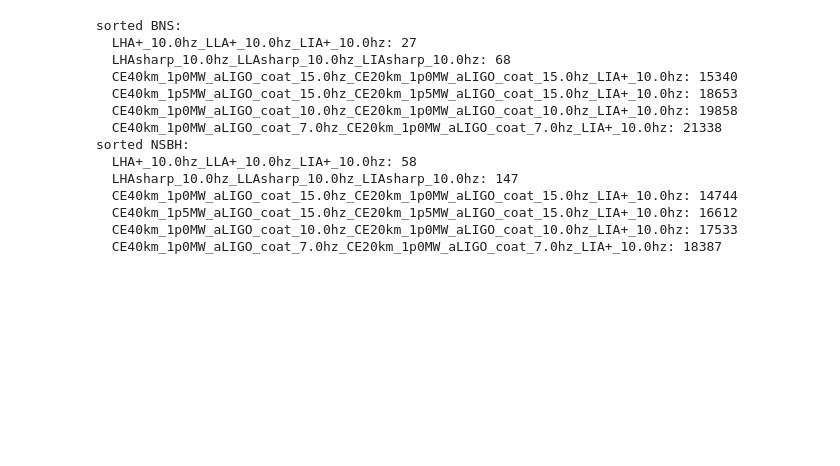
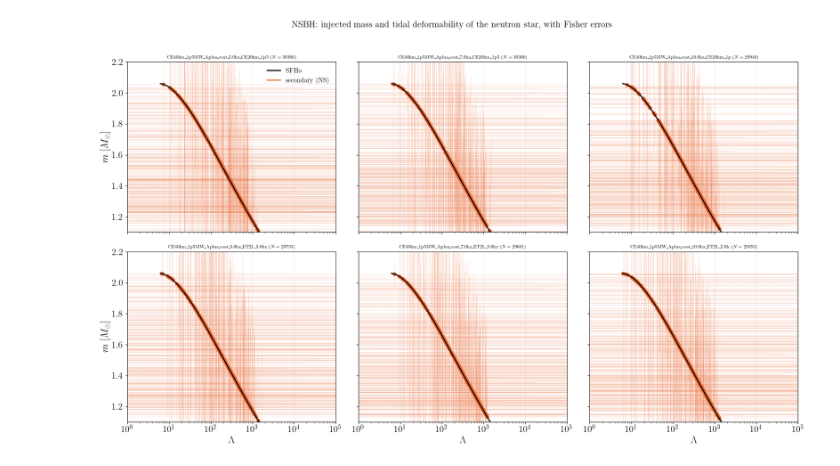
Before and after one commit to KrishnenduGit/CE_STM_CBC, a Jupyter notebook: post_processing_scripts/ns_eos_stm_postproc.ipynb, the cells around one changed output. Drawn from its saved outputs; the diff is of its cells as text; code cells hidden in the pictures; blank space fills up the shorter version.

```diff
--- a/post_processing_scripts/ns_eos_stm_postproc.ipynb
+++ b/post_processing_scripts/ns_eos_stm_postproc.ipynb
@@ -184,22 +236,10 @@ plt.show()
-# %%
-print('sorted BNS:')
-for n in sorted_bns:
-    print(f'  {n}: {bns_data[n]["n"]}')
-print('sorted NSBH:')
-for n in sorted_nsbh:
-    print(f'  {n}: {nsbh_data[n]["n"]}')
-# %% [output]
-sorted BNS:
-  LHA+_10.0hz_LLA+_10.0hz_LIA+_10.0hz: 27
-  LHAsharp_10.0hz_LLAsharp_10.0hz_LIAsharp_10.0hz: 68
-  CE40km_1p0MW_aLIGO_coat_15.0hz_CE20km_1p0MW_aLIGO_coat_15.0hz_LIA+_10.0hz: 15340
-  CE40km_1p5MW_aLIGO_coat_15.0hz_CE20km_1p5MW_aLIGO_coat_15.0hz_LIA+_10.0hz: 18653
-  CE40km_1p0MW_aLIGO_coat_10.0hz_CE20km_1p0MW_aLIGO_coat_10.0hz_LIA+_10.0hz: 19858
-  CE40km_1p0MW_aLIGO_coat_7.0hz_CE20km_1p0MW_aLIGO_coat_7.0hz_LIA+_10.0hz: 21338
-sorted NSBH:
-  LHA+_10.0hz_LLA+_10.0hz_LIA+_10.0hz: 58
-  LHAsharp_10.0hz_LLAsharp_10.0hz_LIAsharp_10.0hz: 147
-  CE40km_1p0MW_aLIGO_coat_15.0hz_CE20km_1p0MW_aLIGO_coat_15.0hz_LIA+_10.0hz: 14744
-  CE40km_1p5MW_aLIGO_coat_15.0hz_CE20km_1p5MW_aLIGO_coat_15.0hz_LIA+_10.0hz: 16612
-  CE40km_1p0MW_aLIGO_coat_10.0hz_CE20km_1p0MW_aLIGO_coat_10.0hz_LIA+_10.0hz: 17533
-  CE40km_1p0MW_aLIGO_coat_7.0hz_CE20km_1p0MW_aLIGO_coat_7.0hz_LIA+_10.0hz: 18387
+# %%
+# NSBH primary is a black hole with Lambda1 = 0, so only the secondary is plotted
+plot_mass_lambda(
+    sorted_nsbh, nsbh_data, nsbh_kept,
+    components=[('m2_src', 'Lambda2', SECONDARY_COLOR, 'secondary (NS)')],
+    suptitle='NSBH: injected mass and tidal deformability of the neutron star, with Fisher errors',
+    figname='NSBH_m_lambda.pdf'
+)
+# %% [output]
+[figure, added]
```
Also changed, not shown: parts of 4 cells of this notebook, 3 other files.
